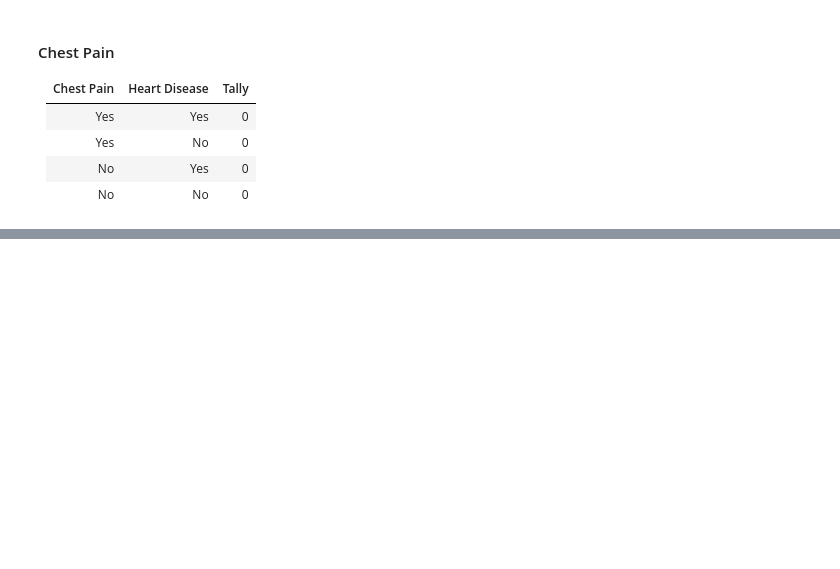
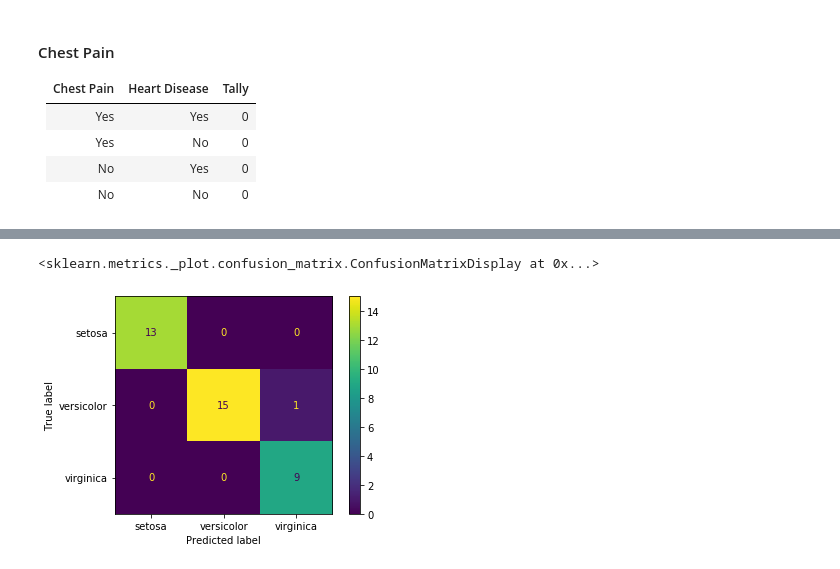
Before and after one commit to mesmith027/Workshops, a Jupyter notebook: Decision_Tree_Workshop.ipynb, the cells around one changed output, grey strips where cells are left out. Saved outputs shown, nothing was run; the diff lists cells and outputs as text; code cells hidden in the pictures; blank space fills up the shorter version.

```diff
--- a/Decision_Tree_Workshop.ipynb
+++ b/Decision_Tree_Workshop.ipynb
@@ -303,0 +410,7 @@ The final 2 leaf categories will be classed based on majority voting. On the lef
+# %%
+from sklearn.metrics import plot_confusion_matrix
+
+plot_confusion_matrix(DT_fit, test_data, test_target, display_labels = data.target_names)
+# %% [output]
+<sklearn.metrics._plot.confusion_matrix.ConfusionMatrixDisplay at 0x...>
+[figure, added]
```
Also changed, not shown: parts of 25 cells of this notebook, 1 other file.
